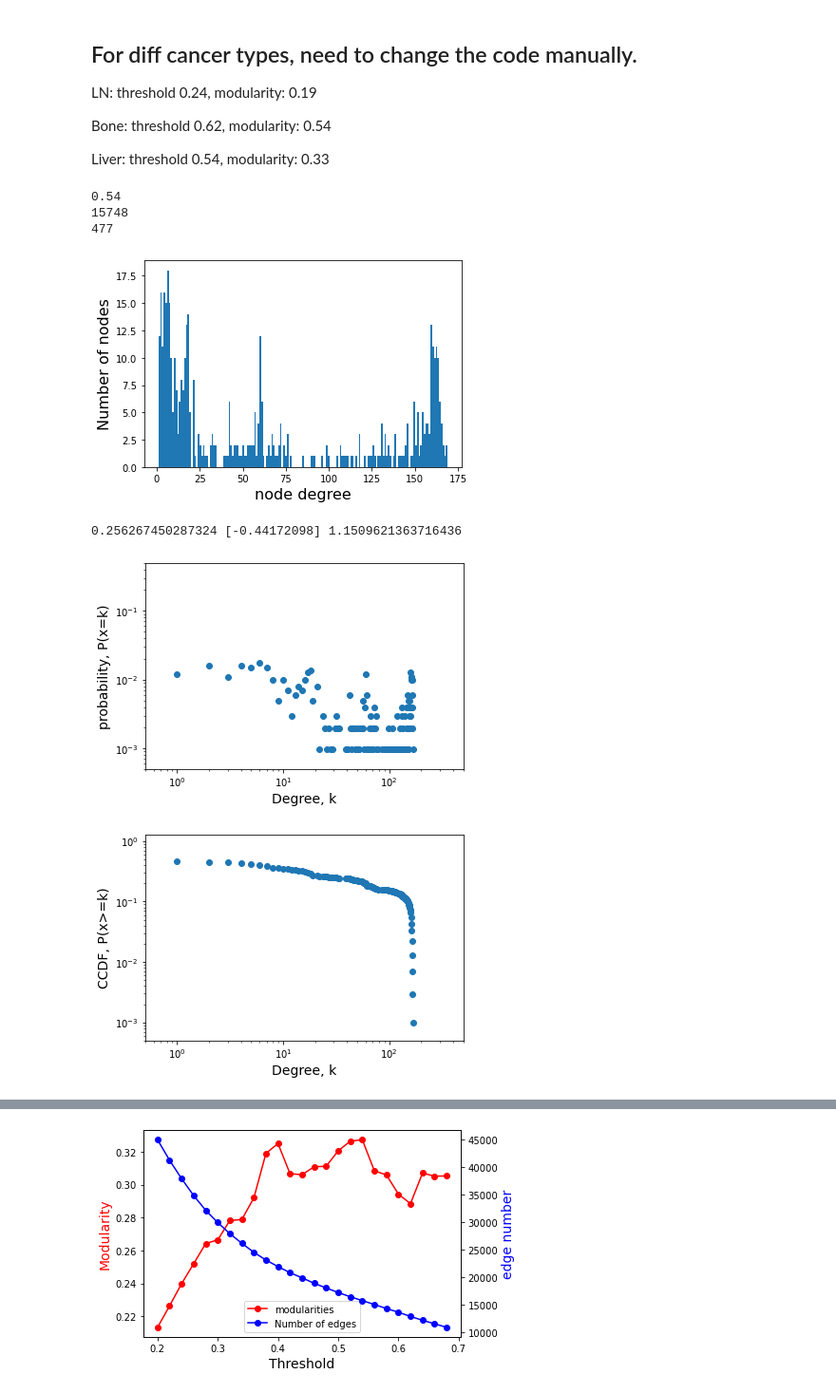
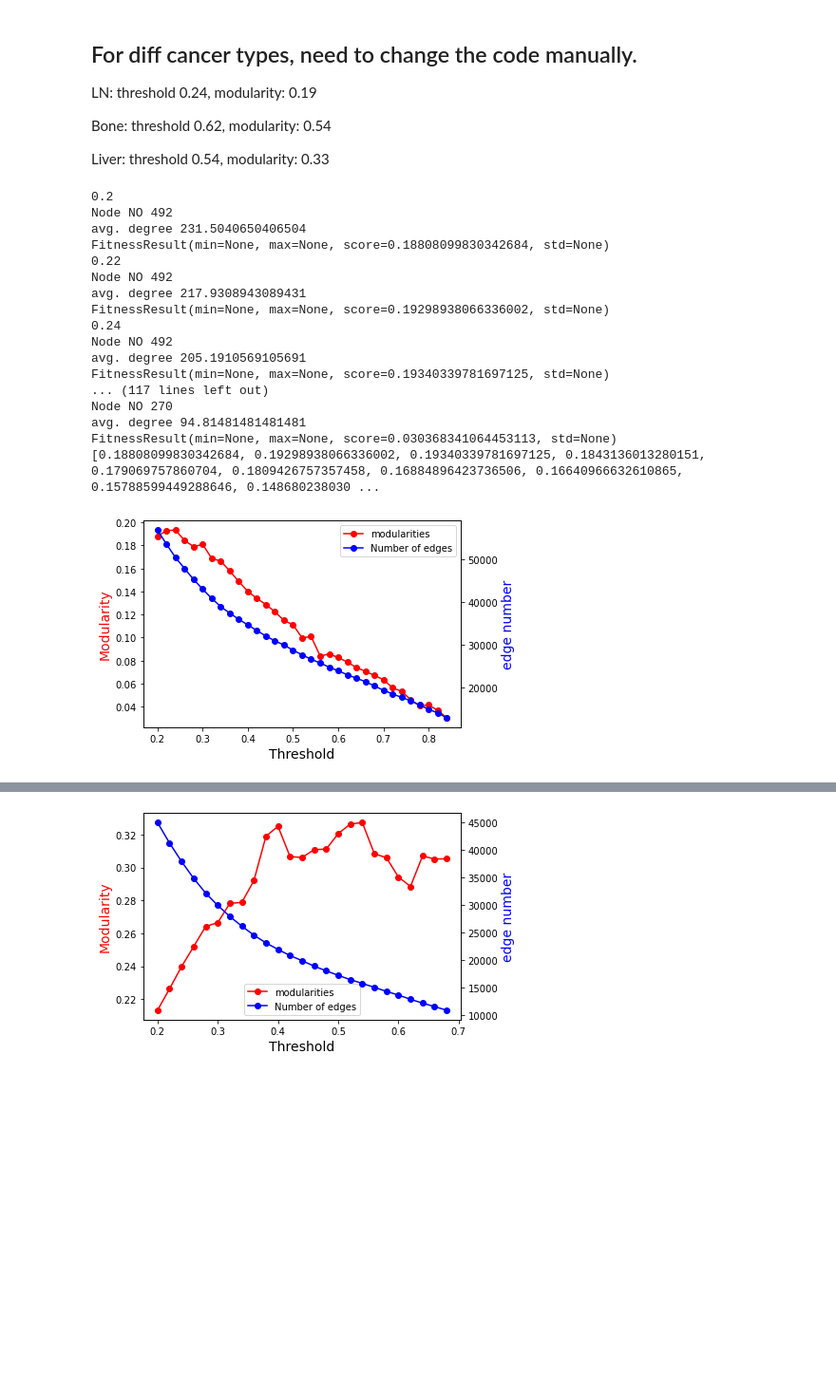
Before and after one commit to zcablii/Master_cancer_project, a Jupyter notebook: gene_network_analysis.ipynb, the cells around one changed output, grey strips where cells are left out. Shown at 95% size. Saved outputs shown, nothing was run; the diff lists cells and outputs as text; code cells hidden in the pictures; blank space fills up the shorter version.

```diff
--- a/gene_network_analysis.ipynb
+++ b/gene_network_analysis.ipynb
@@ -546,34 +606,69 @@ len(set(range(559)) - set(giant_comp_nodes))
 # %%
-# plot degree distribution
-
 df = pd.read_csv(filterd_data).drop(columns = ['ID']).T
 
 df = df.drop(columns =  list(set(range(559)) - set(giant_comp_nodes))).T
 
-# LN_df = df.drop(columns = map(str,  list(range(117, 231))))
-# correlations = np.corrcoef(LN_df, LN_df)[:492, :492]
+LN_df = df.drop(columns = map(str,  list(range(117, 231))))
+correlations = np.corrcoef(LN_df, LN_df)[:492, :492]
 
 # Bone_df = df.drop(columns = map(str,  list(range(117)))).drop(columns = map(str,  list(range(191,231))))
 # correlations = np.corrcoef(Bone_df, Bone_df)[:492, :492]
 
-Liver_df = df.drop(columns = map(str,  list(range(191))))
-correlations = np.corrcoef(Liver_df, Liver_df)[:492, :492]
+# Liver_df = df.drop(columns = map(str,  list(range(191))))
+# correlations = np.corrcoef(Liver_df, Liver_df)[:492, :492]
 
-for thre in [0.54]:
+
+coms = []
+modularities = []
+x_val =  np.arange(0.2, 0.85, 0.02)
+link_num = []
+for thre in x_val:
     print(thre)
     G = const_net(correlations, thre)
-    print(G.number_of_nodes())
-    degree_sequence = sorted([d for n, d in G.degree()], reverse=True)
-    dmax = max(degree_sequence)
-    plot_degree_dist(G, dmax)
+    link_num.append(G.number_of_edges())
+#     print(G.number_of_nodes())
+    com = algorithms.greedy_modularity(G)
+#     viz.plot_network_clusters(G, com, node_size = 100)
+    coms.append(com)
+    m = com.newman_girvan_modularity()
+    print(m)
+    modularities.append(m.score)
+print(modularities)
+
+
+fig,ax = plt.subplots()
+
+lns1 = ax.plot(x_val, modularities, color="red", marker="o", label='modularities')
+ax.set_xlabel("Threshold",fontsize=14)
+ax.set_ylabel("Modularity",color="red",fontsize=14)
+ax2=ax.twinx()
+lns2 = ax2.plot(x_val, link_num,color="blue",marker="o", label='Number of edges')
+ax2.set_ylabel("edge number",color="blue",fontsize=14)
+lns = lns1+lns2
+labs = [l.get_label() for l in lns]
+ax.legend(lns, labs, loc=0)
+plt.show()
+
+# print(modularities[5])
 # %% [output]
-0.54
-15748
-477
+0.2
+Node NO 492
+avg. degree 231.5040650406504
+FitnessResult(min=None, max=None, score=0.18808099830342684, std=None)
+0.22
+Node NO 492
+avg. degree 217.9308943089431
+FitnessResult(min=None, max=None, score=0.19298938066336002, std=None)
+0.24
+Node NO 492
+avg. degree 205.1910569105691
+FitnessResult(min=None, max=None, score=0.19340339781697125, std=None)
+... (117 lines left out)
+Node NO 270
+avg. degree 94.81481481481481
+FitnessResult(min=None, max=None, score=0.030368341064453113, std=None)
+[0.18808099830342684, 0.19298938066336002, 0.19340339781697125, 0.1843136013280151, 0.179069757860704, 0.1809426757357458, 0.16884896423736506, 0.16640966632610865, 0.15788599449288646, 0.148680238030 ...
-[figure, old version]
+[figure, new version]
-0.256267450287324 [-0.44172098] 1.1509621363716436
-[figure, removed]
-[figure, removed]
 # %%
 df = pd.read_csv(filterd_data).drop(columns = ['ID']).T
 
```
Also changed, not shown: parts of 38 cells of this notebook, 24 other files.
